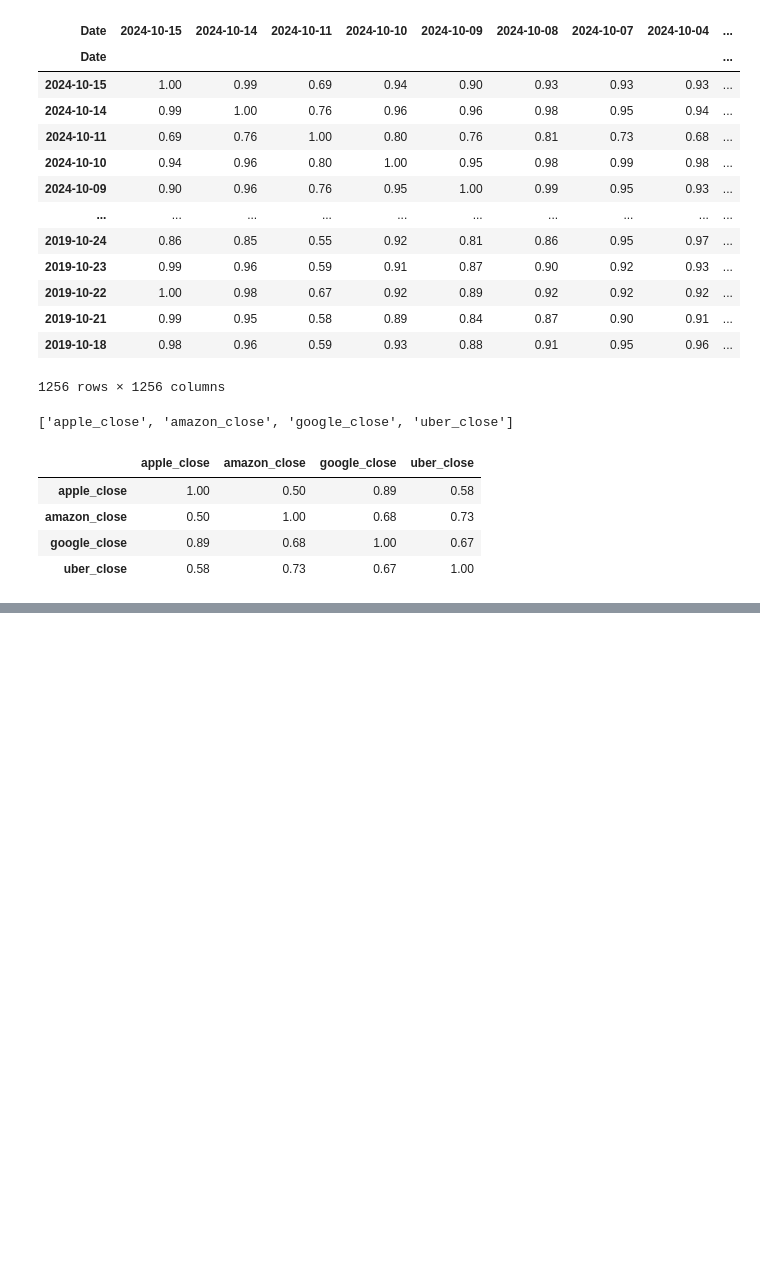
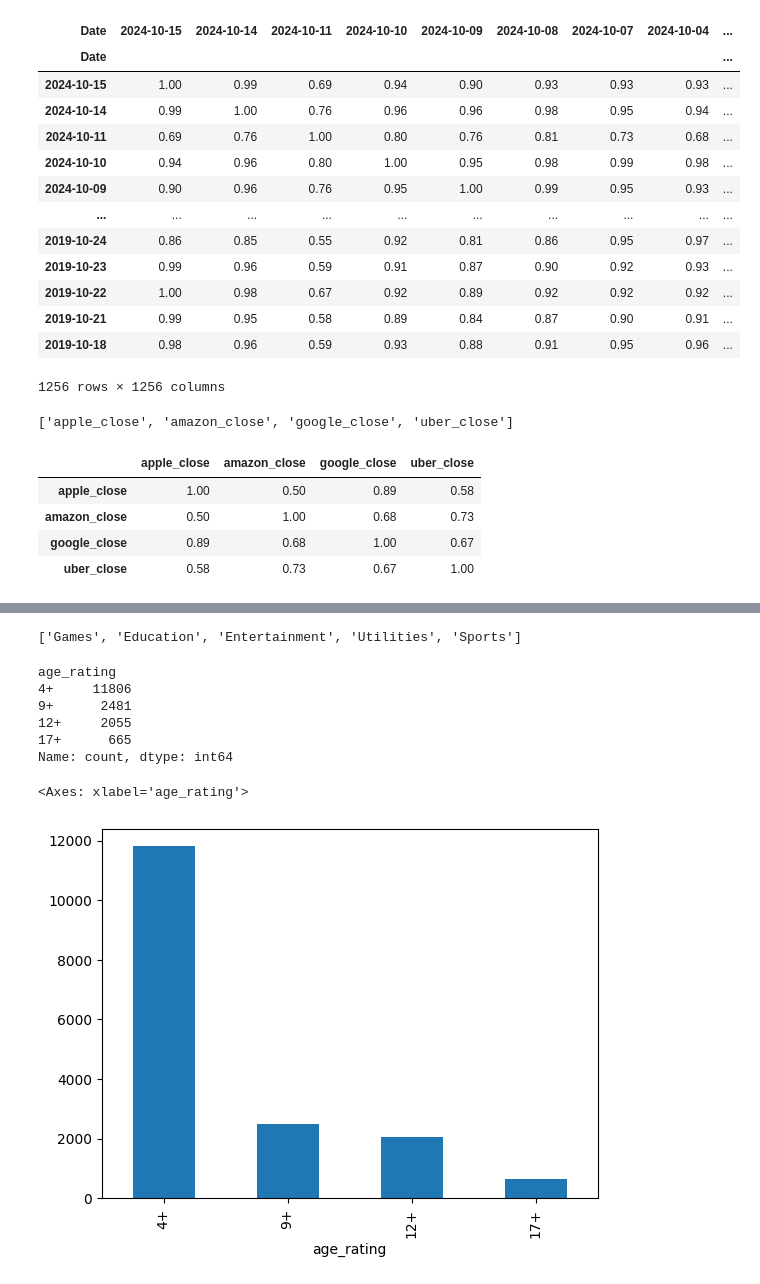
Before and after one commit to kudzik/Career-Path-Data-Science, a Jupyter notebook: Zadania/Zboiry_danych_Pandas.ipynb, the cells around one changed output, grey strips where cells are left out. Drawn from its saved outputs; the diff is of its cells as text; code cells hidden in the pictures; blank space fills up the shorter version.

```diff
--- a/Zadania/Zboiry_danych_Pandas.ipynb
+++ b/Zadania/Zboiry_danych_Pandas.ipynb
@@ -199,0 +268,8 @@ df[df_close].corr()
+# %%
+# Wczytanie danych google
+
+google = pd.read_csv(
+    "/Users/kudzik/Repo/Career-Path-Data-Science/Pliki/appstore_games.csv",
+    index_col="ID",
+)
+google
@@ -199,0 +319,5 @@ df[df_close].corr()
+# %%
+google = google.drop(
+    columns=["URL", "Subtitle", "Icon URL", "Description", "In-app Purchases"]
+)
+google.columns
@@ -199,0 +379,5 @@ df[df_close].corr()
+# %%
+# standaryzacja kolumn
+
+google.columns = [col.replace(" ", "_").lower() for col in google.columns]
+google.columns
@@ -199,0 +411,19 @@ df[df_close].corr()
+# %%
+google.primary_genre.value_counts().nlargest(5)
+list(google.primary_genre.value_counts().nlargest(5).index)
+# %% [output]
+['Games', 'Education', 'Entertainment', 'Utilities', 'Sports']
+# %%
+google.age_rating.value_counts()
+# %% [output]
+age_rating
+4+     11806
+9+      2481
+12+     2055
+17+      665
+Name: count, dtype: int64
+# %%
+google.age_rating.value_counts().plot(kind="bar")
+# %% [output]
+<Axes: xlabel='age_rating'>
+[figure, added]
```
Also changed, not shown: parts of 27 cells of this notebook, 3 other files.
